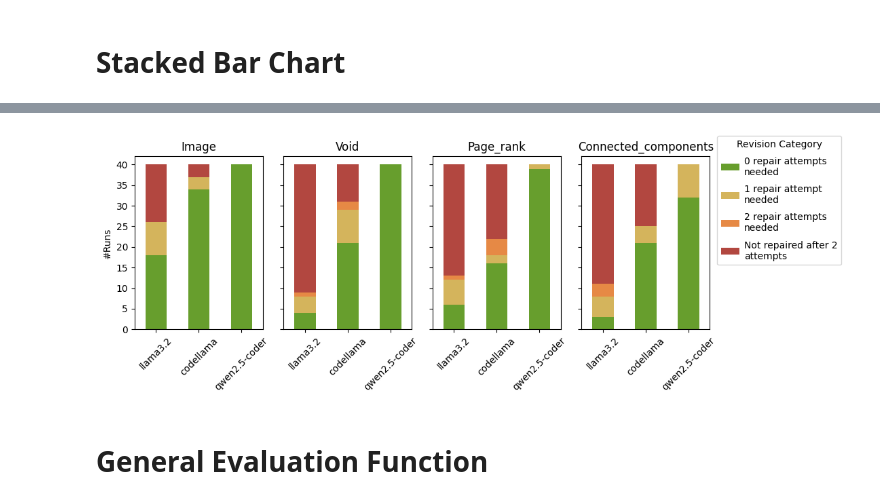
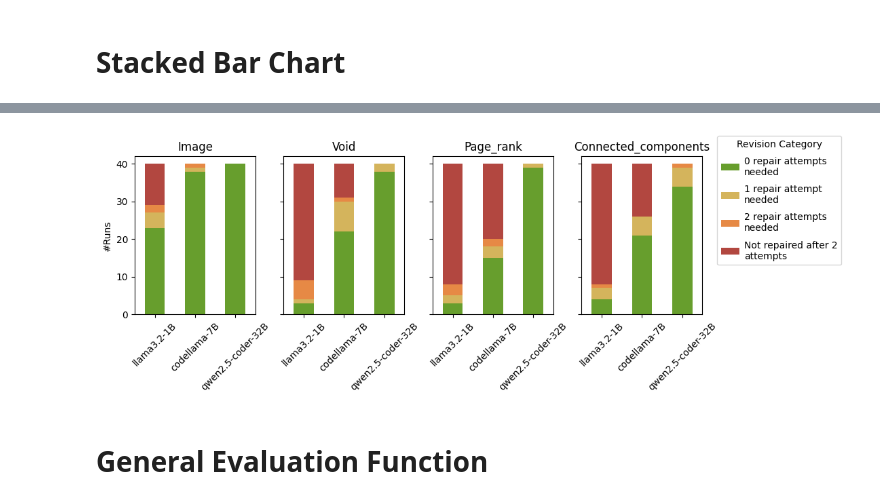
Before and after one commit to lars1becker/EAMEvLLM, a Jupyter notebook: testing_llms/visualization.ipynb, the cells around one changed output, grey strips where cells are left out. Cells and saved outputs as stored; diff of their text form; code cells hidden in the pictures.

```diff
--- a/testing_llms/visualization.ipynb
+++ b/testing_llms/visualization.ipynb
@@ -24,7 +28,7 @@ category_colors = {
 # Loop over each test case and generate a bar chart
 for test_case_name in test_case_names:
     # Read the CSV file for each test case
-    df = pd.read_csv(f'data/{test_case_name}/code_execution_results.csv', sep=',')
+    df = pd.read_csv(f'{root}/{test_case_name}/code_execution_results.csv', sep=',')
 
     # Apply the revision categories
     df['Revision Category'] = df['Revisions'].apply(lambda x: '0 repair attempts needed' if x == 0 else
@@ -39,7 +43,7 @@ for test_case_name in test_case_names:
     summary = df.groupby(['Model', 'Revision Category']).size().unstack(fill_value=0)
 
     # Filter for specific models
-    summary = summary.loc[['llama3.2', 'codellama', 'qwen2.5-coder'], :]
+    # summary = summary.loc[['llama3.2-1B', 'codellama-7B', 'qwen2.5-coder-32B',], :]
 
     # Ensure all categories are included in the plot and legend
     for category in category_colors:
@@ -48,7 +52,7 @@ for test_case_name in test_case_names:
             summary[category] = 0
 
     # Plot with adjusted colors for each category
-    ax = summary.plot(kind='bar', stacked=True, figsize=(3, 4), color=[category_colors[col] for col in summary.columns], legend=False)
+    ax = summary.plot(kind='bar', stacked=True, figsize=(7, 4), color=[category_colors[col] for col in summary.columns], legend=False)
 
     # Add labels and title
     plt.xlabel(None)
@@ -66,7 +70,7 @@ for test_case_name in test_case_names:
     plt.tight_layout()
 
     # Save the plot as an image
-    plt.savefig(f'../../../testing_of_llms/{test_case_name}_Barchart.png')
+    plt.savefig(f'{root}/{test_case_name}_Barchart.png')
 
     # Show the plot
     plt.show()
@@ -91,7 +95,7 @@ fig, axes = plt.subplots(1, len(test_case_names), figsize=(11, 4), sharey=True)
 # Loop over each test case to generate the bar chart
 for idx, test_case_name in enumerate(test_case_names):
     # Read the CSV file for each test case
-    df = pd.read_csv(f'data/{test_case_name}/code_execution_results.csv', sep=',')
+    df = pd.read_csv(f'{root}/{test_case_name}/code_execution_results.csv', sep=',')
 
     # Apply the revision categories
     df['Revision Category'] = df['Revisions'].apply(lambda x: '0 repair attempts needed' if x == 0 else
@@ -106,7 +110,7 @@ for idx, test_case_name in enumerate(test_case_names):
     summary = df.groupby(['Model', 'Revision Category']).size().unstack(fill_value=0)
 
     # Filter for specific models
-    summary = summary.loc[['llama3.2', 'codellama', 'qwen2.5-coder'], :]
+    summary = summary.loc[['llama3.2-1B', 'codellama-7B', 'qwen2.5-coder-32B'], :]
 
     # Ensure all categories are included in the plot and legend
     for category in category_colors:
@@ -144,35 +148,35 @@ desired_order = [
     'Not repaired after 2 attempts'
 ]
 
 # Create a mapping of labels to handles
 label_to_handle = dict(zip(labels, handles))
 
 # Reorder the handles and labels based on the desired order
 ordered_labels = [label for label in desired_order if label in labels]
 ordered_handles = [label_to_handle[label] for label in ordered_labels]
 
 # Add the legend with ordered labels
 fig.legend(
     ordered_handles,
     wrap_labels(ordered_labels, width=20),  # Wrap the ordered labels
     title='Revision Category',
     bbox_to_anchor=(0.83, 1),  # Position the legend outside the plot
     loc='upper left',
     fontsize=10,
     handletextpad=0.5,
     labelspacing=0.8
 )
 
 # Adjust layout to ensure everything fits
 plt.tight_layout(rect=[0, 0, 0.85, 1])
 
 # Save the combined plot with proper bounding box
-plt.savefig('../../../testing_of_llms/combined_barcharts.png', bbox_inches='tight')
+plt.savefig(f'{root}/combined_barcharts.png', bbox_inches='tight')
 
 # Show the combined plot
 plt.show()
 # %% [output]
-[figure, old version]
+[figure, new version]
 # %% [markdown]
 # General Evaluation Function
 # %%
```
Also changed, not shown: parts of 25 cells of this notebook, 46 other files.
